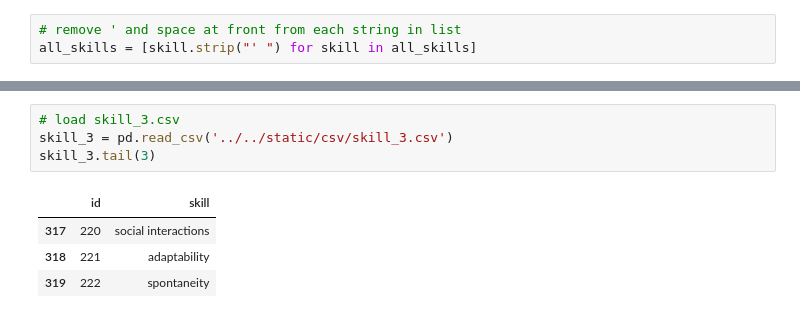
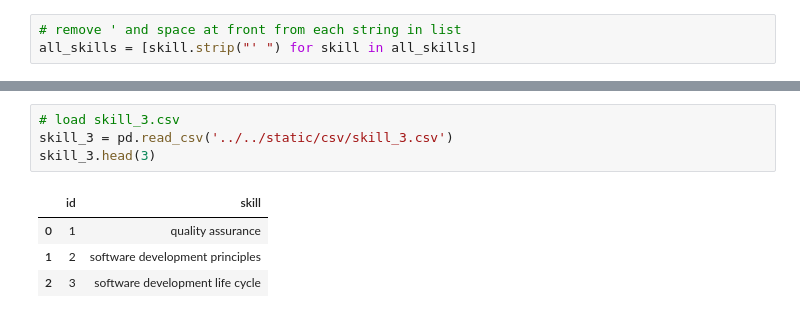
Before and after one commit to ron-ligsay/course-u, a Jupyter notebook: course_u/src/notebooks/specialization_x_field_skills.ipynb, the cells around one changed output, grey strips where cells are left out. Saved outputs shown, nothing was run; the diff lists cells and outputs as text.

```diff
--- a/course_u/src/notebooks/specialization_x_field_skills.ipynb
+++ b/course_u/src/notebooks/specialization_x_field_skills.ipynb
@@ -482,12 +508,12 @@ array(['opengl', 'sql', 'management', 'mvc architecture', 'c++',
 # %%
 # load skill_3.csv
 skill_3 = pd.read_csv('../../static/csv/skill_3.csv')
-skill_3.tail(3)
+skill_3.head(3)
 # %% [output]
 |  | id | skill |
-| 317 | 220 | social interactions |
-| 318 | 221 | adaptability |
-| 319 | 222 | spontaneity |
+| 0 | 1 | quality assurance |
+| 1 | 2 | software development principles |
+| 2 | 3 | software development life cycle |
 # %%
 skill_3.shape
 # %% [output]
```
Also changed, not shown: parts of 43 cells of this notebook.
